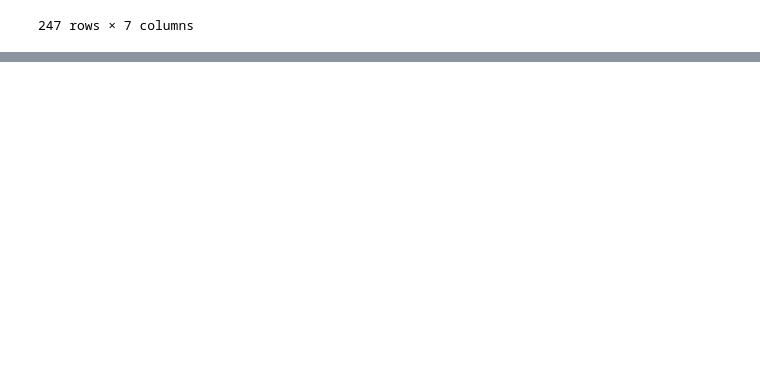
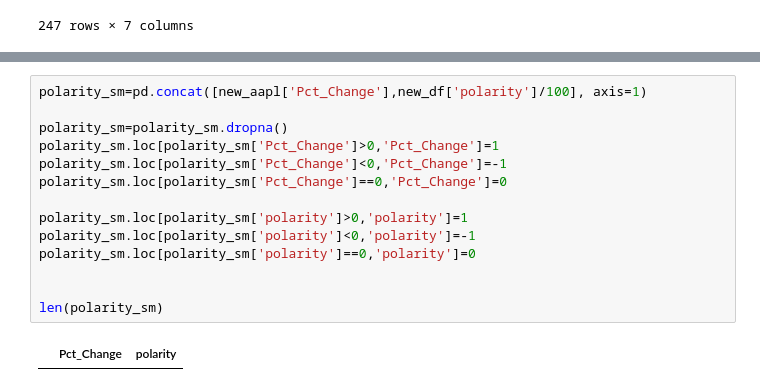
Before and after one commit to Basi7-prog/week1, a Jupyter notebook: Notebook/Correlation.ipynb, the cells around one changed output, grey strips where cells are left out. Saved outputs shown, nothing was run; the diff lists cells and outputs as text; blank space fills up the shorter version.

```diff
--- a/Notebook/Correlation.ipynb
+++ b/Notebook/Correlation.ipynb
@@ -132,0 +159,16 @@ new_appl
+# %%
+polarity_sm=pd.concat([new_aapl['Pct_Change'],new_df['polarity']/100], axis=1)
+
+polarity_sm=polarity_sm.dropna()
+polarity_sm.loc[polarity_sm['Pct_Change']>0,'Pct_Change']=1
+polarity_sm.loc[polarity_sm['Pct_Change']<0,'Pct_Change']=-1
+polarity_sm.loc[polarity_sm['Pct_Change']==0,'Pct_Change']=0
+
+polarity_sm.loc[polarity_sm['polarity']>0,'polarity']=1
+polarity_sm.loc[polarity_sm['polarity']<0,'polarity']=-1
+polarity_sm.loc[polarity_sm['polarity']==0,'polarity']=0
+
+
+len(polarity_sm)
+# %% [output]
+|  | Pct_Change | polarity |
```
Also changed, not shown: parts of 12 cells of this notebook.
